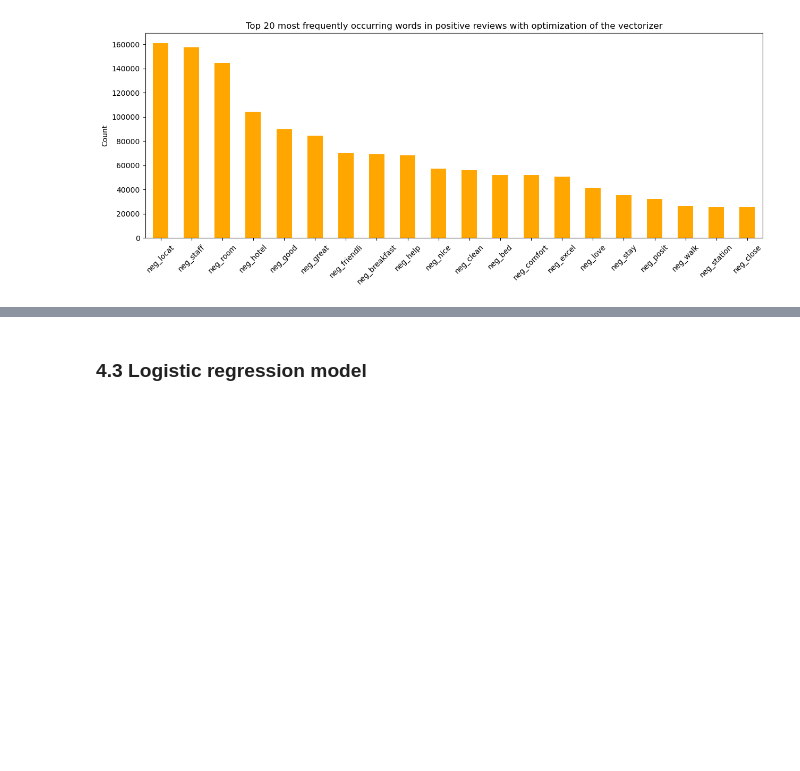
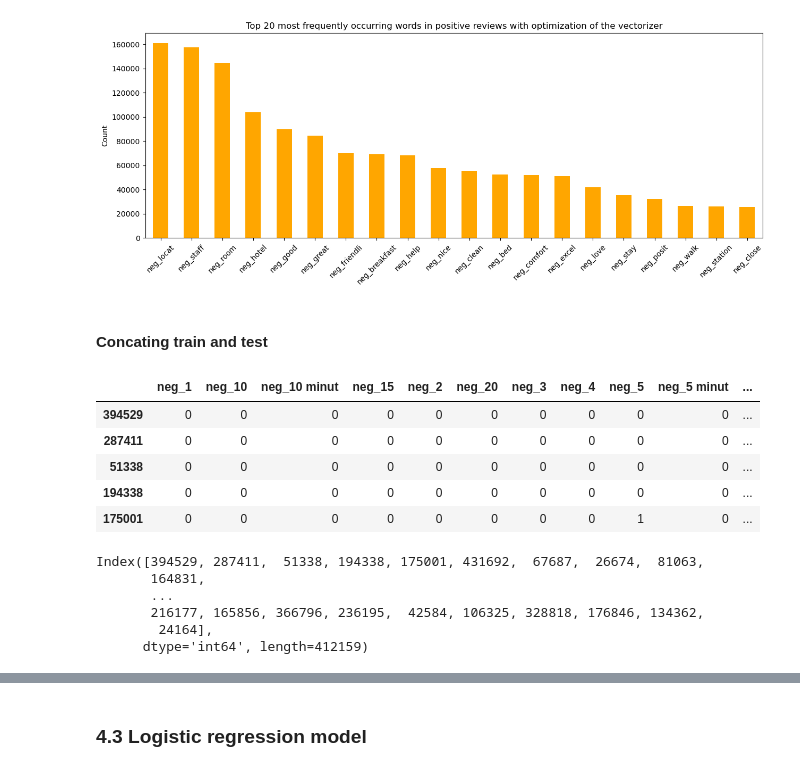
Before and after one commit to bennymiddel/personal_projects, a Jupyter notebook: 01_NLP_hotel_review/BM_NLP_hotel_review.ipynb, the cells around one changed output, grey strips where cells are left out. Saved outputs shown, nothing was run; the diff lists cells and outputs as text; code cells hidden in the pictures; blank space fills up the shorter version.

```diff
--- a/01_NLP_hotel_review/BM_NLP_hotel_review.ipynb
+++ b/01_NLP_hotel_review/BM_NLP_hotel_review.ipynb
@@ -855,7 +861,7 @@ vocab_mapping_neg = {old: new for old, new in zip(token_neg, new_vocab_neg)}
 # renamed matrix
 X_train_neg_transformed = rename_tokens(X_train_neg_transformed, vocab_mapping_neg, token_neg)
 # %%
-token_pos = bagofwords_pos.get_feature_names()
+token_pos = vectorizer_pos.get_feature_names()
 new_vocab_pos = ["neg_" + token for token in token_pos]
 
 vocab_mapping_pos = {old: new for old, new in zip(token_pos, new_vocab_pos)}
@@ -893,3 +914,11 @@ plt.xticks(rotation=45)
 plt.show()
 # %% [output]
 [figure]
+# %% [markdown]
+
+#### Concating train and test
+# %%
+X_train_neg_df = pd.DataFrame(X_train_neg_transformed.toarray(), columns=new_vocab_neg, index=X_train_neg.index)
+X_train_pos_df = pd.DataFrame(X_train_pos_transformed.toarray(), columns=new_vocab_pos, index= X_train_pos.index)
+# %%
+X_train_df = pd.concat([X_train_pos_df, X_train_neg_df], axis= 1  )
@@ -895,0 +929,18 @@ plt.show()
+# %%
+X_train_df.head()
+# %% [output]
+|  | neg_1 | neg_10 | neg_10 minut | neg_15 | neg_2 | neg_20 | neg_3 | neg_4 | neg_5 | neg_5 minut | ... |
+| 394529 | 0 | 0 | 0 | 0 | 0 | 0 | 0 | 0 | 0 | 0 | ... |
+| 287411 | 0 | 0 | 0 | 0 | 0 | 0 | 0 | 0 | 0 | 0 | ... |
+| 51338 | 0 | 0 | 0 | 0 | 0 | 0 | 0 | 0 | 0 | 0 | ... |
+| 194338 | 0 | 0 | 0 | 0 | 0 | 0 | 0 | 0 | 0 | 0 | ... |
+| 175001 | 0 | 0 | 0 | 0 | 0 | 0 | 0 | 0 | 1 | 0 | ... |
+# %%
+index_X_train = X_train_df.index
+# %% [output]
+Index([394529, 287411,  51338, 194338, 175001, 431692,  67687,  26674,  81063,
+       164831,
+       ...
+       216177, 165856, 366796, 236195,  42584, 106325, 328818, 176846, 134362,
+        24164],
+      dtype='int64', length=412159)
```
Also changed, not shown: parts of 60 cells of this notebook, 8 other files.
